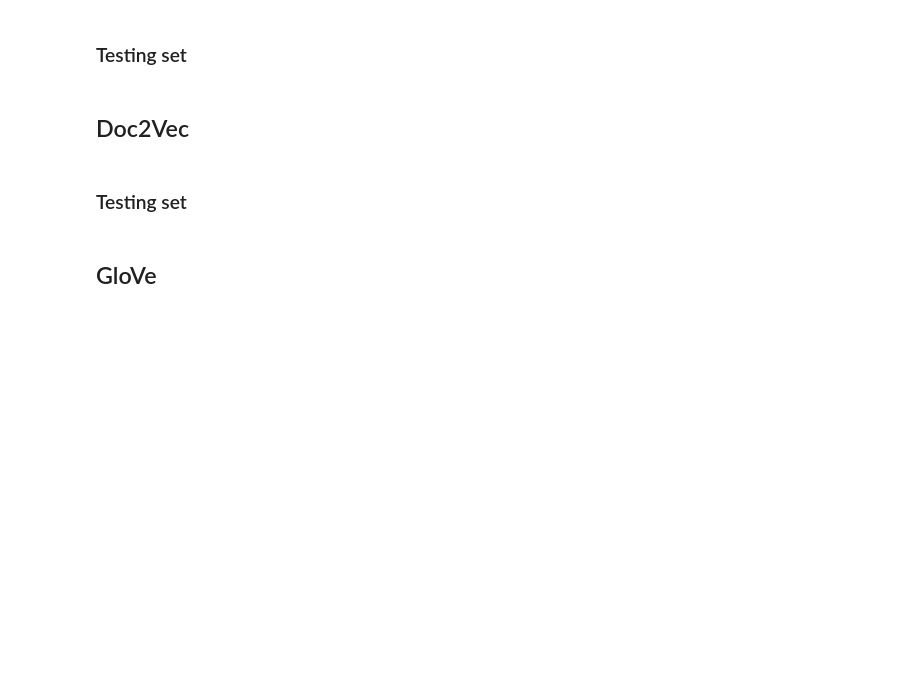
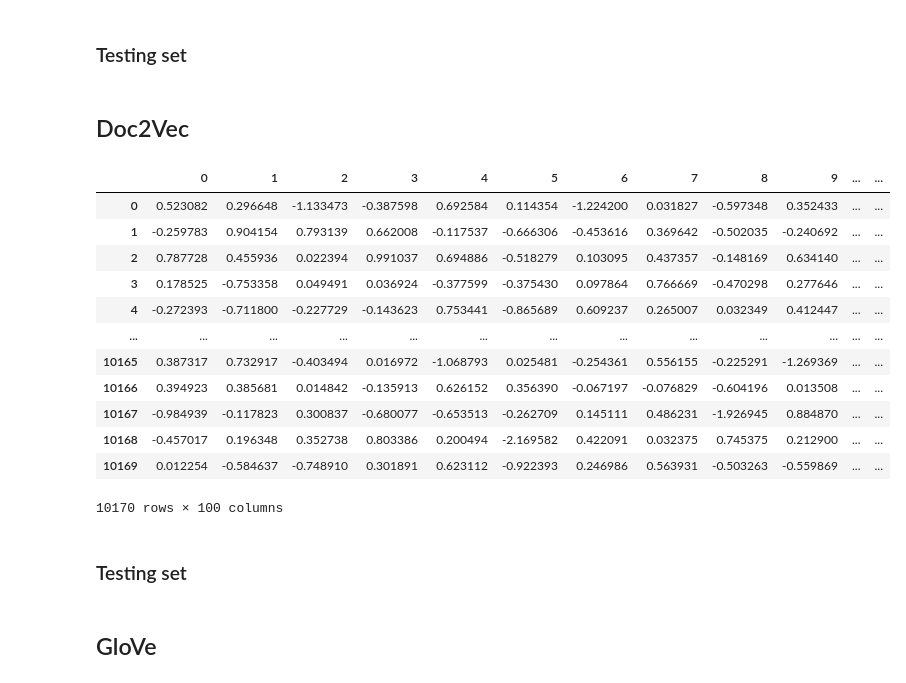
Before and after one commit to kenhao/Interaction_in_Hotel_Reviews, a Jupyter notebook: Reviews_rating_prediction/Review_rating_city.ipynb, the cells around one changed output. Cells and saved outputs as stored; diff of their text form; code cells hidden in the pictures; blank space fills up the shorter version.

```diff
--- a/Reviews_rating_prediction/Review_rating_city.ipynb
+++ b/Reviews_rating_prediction/Review_rating_city.ipynb
@@ -380,7 +529,7 @@ LCHS_model = train_doc2vec_model(LCHS_X_train)
 HCLS_model = train_doc2vec_model(HCLS_X_train)
 HCHS_model = train_doc2vec_model(HCHS_X_train)
 # %%
-LCLS_X_train_d2v = np.array([LCLS_model.infer_vector((doc.split(' '))) for doc in LCLS_X_train])
-LCHS_X_train_d2v = np.array([LCHS_model.infer_vector((doc.split(' '))) for doc in LCHS_X_train])
-HCLS_X_train_d2v = np.array([HCLS_model.infer_vector((doc.split(' '))) for doc in HCLS_X_train])
-HCHS_X_train_d2v = np.array([HCHS_model.infer_vector((doc.split(' '))) for doc in HCHS_X_train])
+LCLS_X_train_d2v = pd.DataFrame(np.array([LCLS_model.infer_vector((doc.split(' '))) for doc in LCLS_X_train]))
+LCHS_X_train_d2v = pd.DataFrame(np.array([LCHS_model.infer_vector((doc.split(' '))) for doc in LCHS_X_train]))
+HCLS_X_train_d2v = pd.DataFrame(np.array([HCLS_model.infer_vector((doc.split(' '))) for doc in HCLS_X_train]))
+HCHS_X_train_d2v = pd.DataFrame(np.array([HCHS_model.infer_vector((doc.split(' '))) for doc in HCHS_X_train]))
@@ -395,3 +536,19 @@ pd.DataFrame(HCHS_X_train_d2v)
+# %%
+HCHS_X_train_d2v
+# %% [output]
+|  | 0 | 1 | 2 | 3 | 4 | 5 | 6 | 7 | 8 | 9 | ... | ... |
+| 0 | 0.523082 | 0.296648 | -1.133473 | -0.387598 | 0.692584 | 0.114354 | -1.224200 | 0.031827 | -0.597348 | 0.352433 | ... | ... |
+| 1 | -0.259783 | 0.904154 | 0.793139 | 0.662008 | -0.117537 | -0.666306 | -0.453616 | 0.369642 | -0.502035 | -0.240692 | ... | ... |
+| 2 | 0.787728 | 0.455936 | 0.022394 | 0.991037 | 0.694886 | -0.518279 | 0.103095 | 0.437357 | -0.148169 | 0.634140 | ... | ... |
+| 3 | 0.178525 | -0.753358 | 0.049491 | 0.036924 | -0.377599 | -0.375430 | 0.097864 | 0.766669 | -0.470298 | 0.277646 | ... | ... |
+| 4 | -0.272393 | -0.711800 | -0.227729 | -0.143623 | 0.753441 | -0.865689 | 0.609237 | 0.265007 | 0.032349 | 0.412447 | ... | ... |
+| ... | ... | ... | ... | ... | ... | ... | ... | ... | ... | ... | ... | ... |
+| 10165 | 0.387317 | 0.732917 | -0.403494 | 0.016972 | -1.068793 | 0.025481 | -0.254361 | 0.556155 | -0.225291 | -1.269369 | ... | ... |
+| 10166 | 0.394923 | 0.385681 | 0.014842 | -0.135913 | 0.626152 | 0.356390 | -0.067197 | -0.076829 | -0.604196 | 0.013508 | ... | ... |
+| 10167 | -0.984939 | -0.117823 | 0.300837 | -0.680077 | -0.653513 | -0.262709 | 0.145111 | 0.486231 | -1.926945 | 0.884870 | ... | ... |
+| 10168 | -0.457017 | 0.196348 | 0.352738 | 0.803386 | 0.200494 | -2.169582 | 0.422091 | 0.032375 | 0.745375 | 0.212900 | ... | ... |
+| 10169 | 0.012254 | -0.584637 | -0.748910 | 0.301891 | 0.623112 | -0.922393 | 0.246986 | 0.563931 | -0.503263 | -0.559869 | ... | ... |
+10170 rows × 100 columns
 # %% [markdown]
 ### Testing set
 # %%
```
Also changed, not shown: parts of 38 cells of this notebook, 1 other file.
